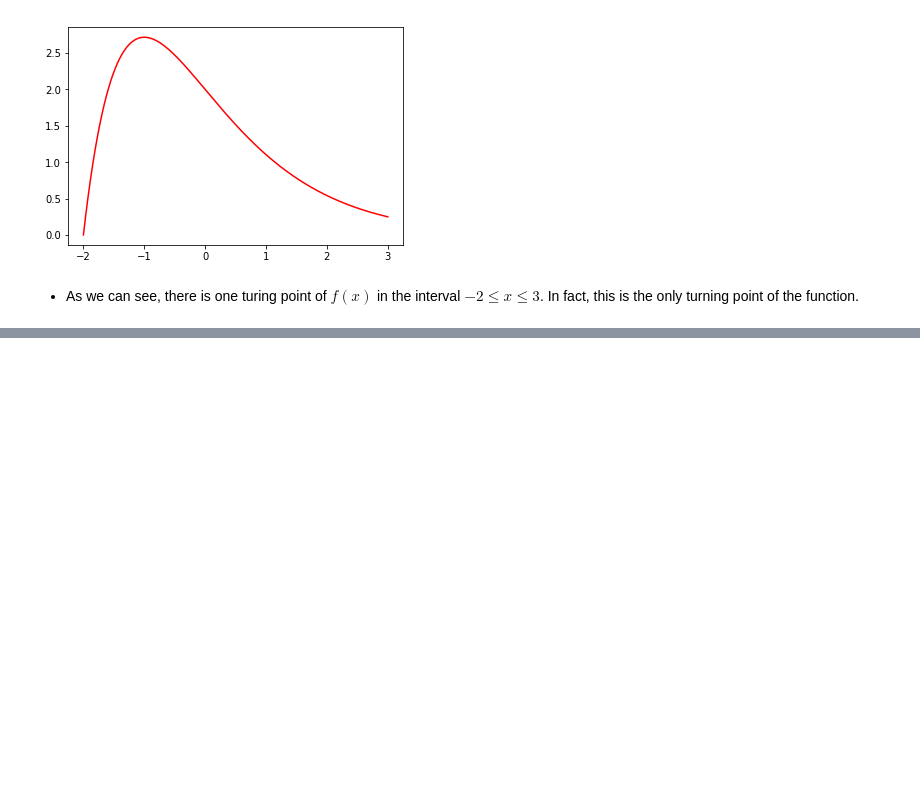
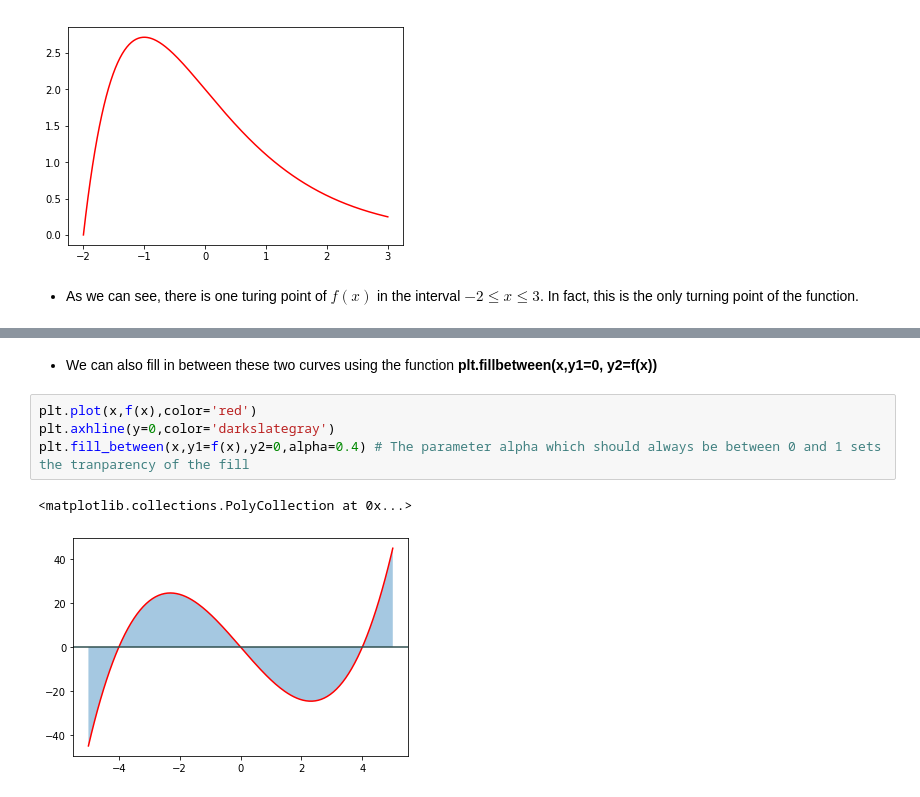
Before and after one commit to tlyonsWIT/Engineering-Maths-8.2, a Jupyter notebook: Workbook 2 - Plotting Graphs.ipynb, the cells around one changed output, grey strips where cells are left out. Drawn from its saved outputs; the diff is of its cells as text; blank space fills up the shorter version.

```diff
--- a/Workbook 2 - Plotting Graphs.ipynb
+++ b/Workbook 2 - Plotting Graphs.ipynb
@@ -76,0 +120,9 @@ plt.plot(x,f(x),color='red')
+# %% [markdown]
+* We can also fill in between these two curves using the function __plt.fillbetween(x,y1=0, y2=f(x))__
+# %%
+plt.plot(x,f(x),color='red')
+plt.axhline(y=0,color='darkslategray')
+plt.fill_between(x,y1=f(x),y2=0,alpha=0.4) # The parameter alpha which should always be between 0 and 1 sets the tranparency of the fill
+# %% [output]
+<matplotlib.collections.PolyCollection at 0x...>
+[figure, added]
```
Also changed, not shown: parts of 10 cells of this notebook.
